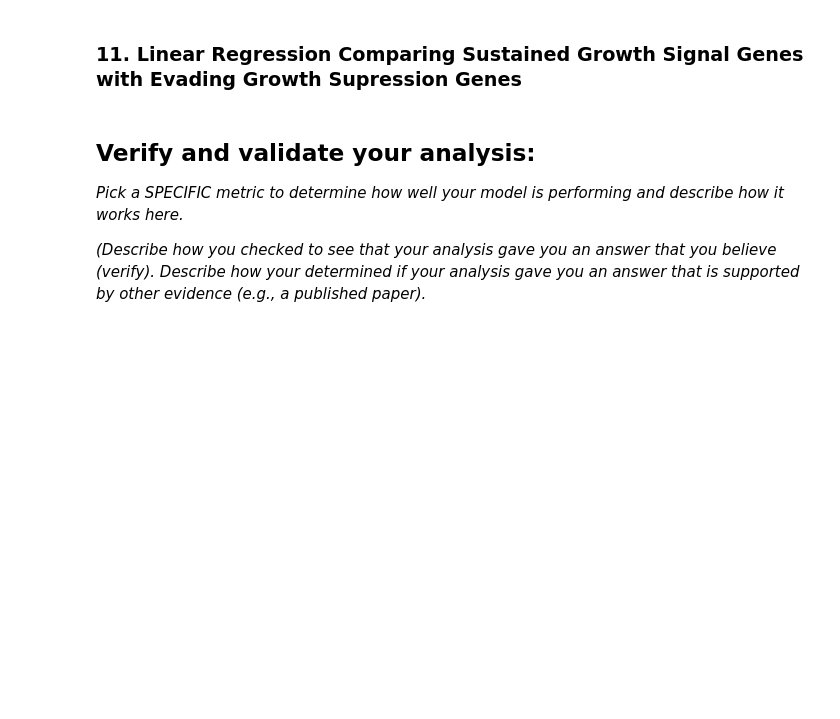
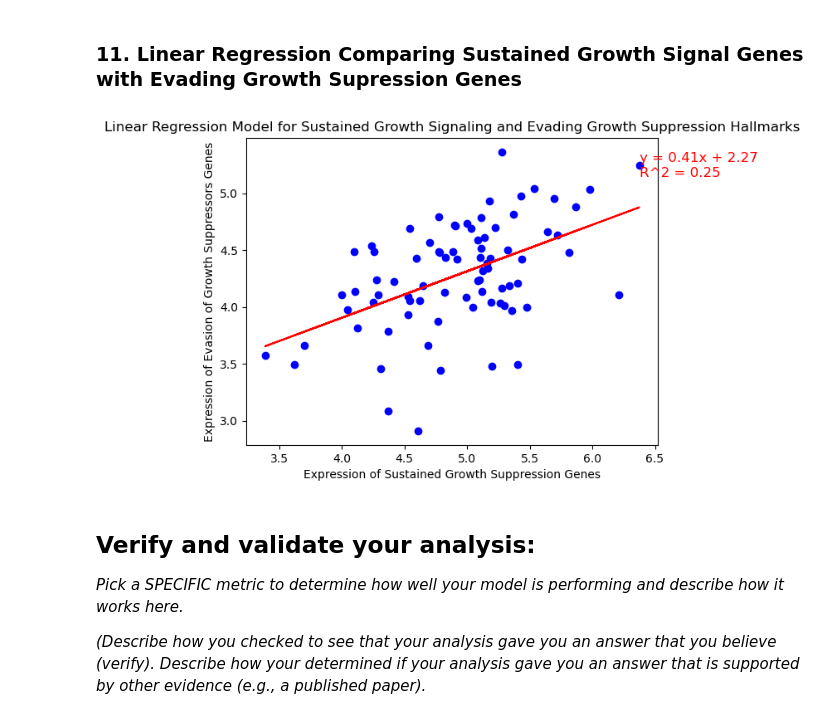
Before and after one commit to smgroves/Module-4-Cancer, a Jupyter notebook: code/Module 4 Template.ipynb, the cells around one changed output. Saved outputs shown, nothing was run; the diff lists cells and outputs as text; code cells hidden in the pictures; blank space fills up the shorter version.

Commit message:
Linear regression for hallmarks

```diff
--- a/code/Module 4 Template.ipynb
+++ b/code/Module 4 Template.ipynb
@@ -294,6 +294,41 @@ plt.show()
 [figure]
 # %% [markdown]
 ### 11. Linear Regression Comparing Sustained Growth Signal Genes with Evading Growth Supression Genes
+# %%
+# Taking average of gene expression for each hallmark
+growth_mean = LUAD_sustained_growth_data.mean(axis=0)
+suppression_mean = LUAD_evade_suppression_data.mean(axis=0)
+
+# Finding common patients
+common_patients = growth_mean.index.intersection(suppression_mean.index)
+
+growth_aligned = growth_mean.loc[common_patients]
+suppression_aligned = suppression_mean.loc[common_patients]
+
+x_data = np.array(growth_aligned).reshape(-1,1)
+y_data = np.array(suppression_aligned).reshape(-1,1)
+
+# Perform Linear Regression
+model = LinearRegression()
+model.fit(x_data,y_data)
+
+slope = float(model.coef_[0])
+intercept = float(model.intercept_)
+r2 = model.score(x_data,y_data)
+
+# Creating Equation
+equation = f"y = {slope:.2f}x + {intercept:.2f}\nR^2 = {r2:.2f}"
+plt.text(x_data.max(),y_data.max(), equation, color = "red", fontsize = 12, verticalalignment = "top")
+
+# Scatter plot
+plt.scatter(x_data,y_data,color = "blue")
+plt.plot(x_data, model.predict(x_data), color = "red")
+plt.xlabel("Expression of Sustained Growth Suppression Genes")
+plt.ylabel("Expression of Evasion of Growth Suppressors Genes")
+plt.title("Linear Regression Model for Sustained Growth Signaling and Evading Growth Suppression Hallmarks")
+plt.show()
+# %% [output]
+[figure, added]
 # %% [markdown]
 ## Verify and validate your analysis:
 *Pick a SPECIFIC metric to determine how well your model is performing and describe how it works here.*
```
